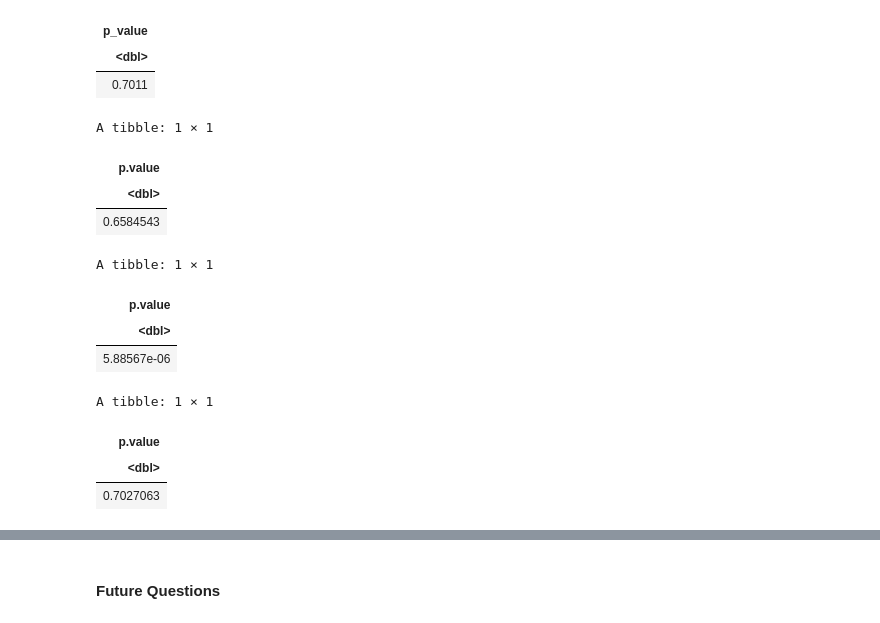
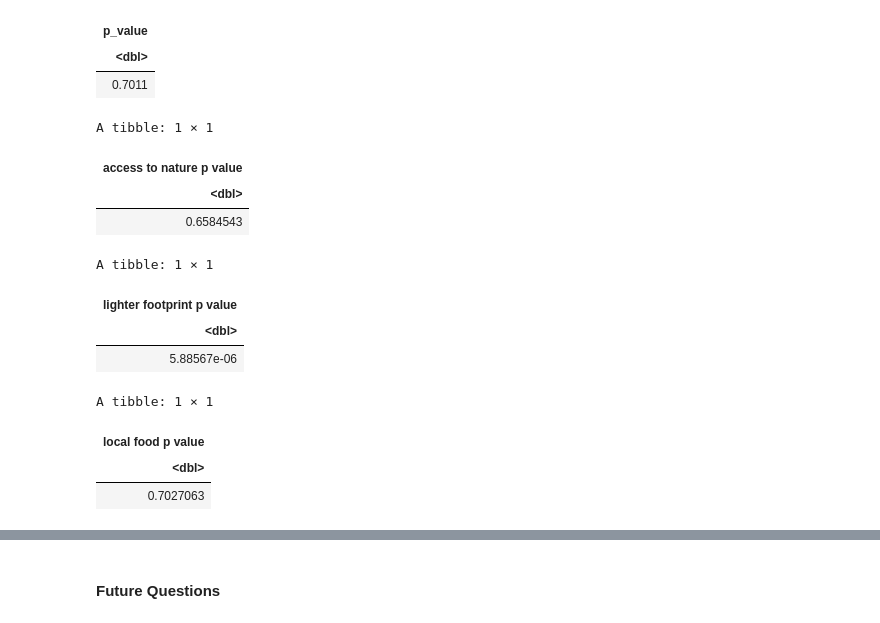
Before and after one commit to ayushtvora/stat-201-project, a Jupyter notebook: report.ipynb, the cells around one changed output, grey strips where cells are left out. Saved outputs shown, nothing was run; the diff lists cells and outputs as text; code cells hidden in the pictures.

Commit message:
Changed the labels for p values to be more specii

```diff
--- a/report.ipynb
+++ b/report.ipynb
@@ -303,45 +303,49 @@ local_food_viz_bs <- get_viz_bs(local_food_bs, local_food_phat)
 # %%
 ## Step 4: Repeating Process using T-Test
 ## The reason for using T-Test is because the sample size is somewhat small, so a T-distribution would be more accurate.
 
 get_as <- function(dataset, p0) {
     tidy(prop.test(
 		x = sum(dataset$project_funder == "Greenest City Fund Project"), # number of success
 		n = nrow(dataset), # number of trials
 		p = p0, # the value of p0
 		alternative = "greater", # the alternative hypothesis. Can also be "less", "greater"
 		conf.level = 0.95, # the desired confidence level
 		correct = FALSE))
 }
 
 get_pval_as <- function(data_as) {
     data_as |>
     select(p.value)
+
 }
 
 access_to_nature_as <- get_as(access_to_nature_data, 0.5)
 lighter_footprint_as <- get_as(lighter_footprint_data, 0.5)
 local_food_as <- get_as(local_food_data, 0.5)
 
-access_to_nature_pval_as <- get_pval_as(access_to_nature_as)
-lighter_footprint_pval_as <- get_pval_as(lighter_footprint_as)
-local_food_pval_as <- get_pval_as(local_food_as)
+access_to_nature_pval_as <- get_pval_as(access_to_nature_as) %>%
+    rename('access to nature p value' = p.value)
+lighter_footprint_pval_as <- get_pval_as(lighter_footprint_as) %>%
+    rename("lighter footprint p value" = p.value)
+local_food_pval_as <- get_pval_as(local_food_as) %>%
+    rename("local food p value" = p.value)
 
 ## here all the p values are the exact same which i dont THINK should be the case but im honestly not 100% sure id have to figure out why this is happening
 access_to_nature_pval_as
 lighter_footprint_pval_as
 local_food_pval_as
 # %% [output]
 A tibble: 1 × 1
-| p.value |
+| access to nature p value |
 | <dbl> |
 | 0.6584543 |
 A tibble: 1 × 1
-| p.value |
+| lighter footprint p value |
 | <dbl> |
 | 5.88567e-06 |
 A tibble: 1 × 1
-| p.value |
+| local food p value |
 | <dbl> |
 | 0.7027063 |
 # %%
```
Also changed, not shown: parts of 2 cells of this notebook.
